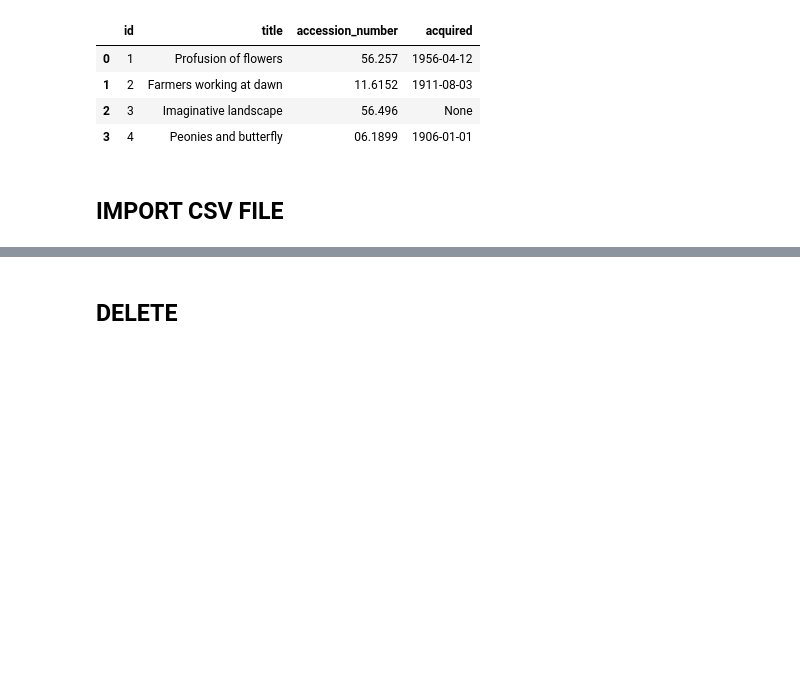
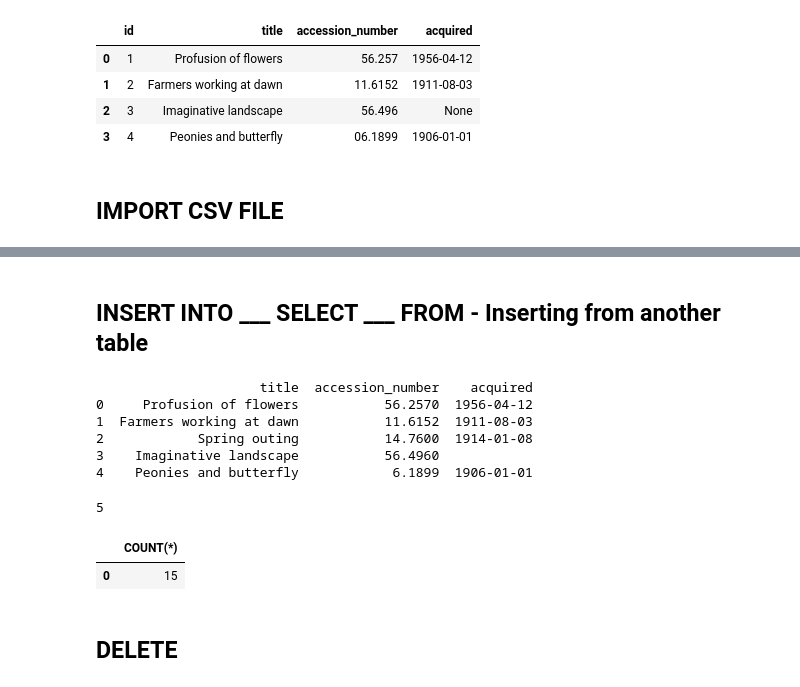
Before and after one commit to engineer-nicolas/cs50sql, a Jupyter notebook: lecture_3_Writing/lecture_3.ipynb, the cells around one changed output, grey strips where cells are left out. Cells and saved outputs as stored; diff of their text form; code cells hidden in the pictures; blank space fills up the shorter version.

```diff
--- a/lecture_3_Writing/lecture_3.ipynb
+++ b/lecture_3_Writing/lecture_3.ipynb
@@ -110,0 +118,2 @@ pd.read_sql_query('SELECT * FROM collections;', conn)
+# %% [markdown]
+## INSERT INTO ___ SELECT ___ FROM - Inserting from another table
@@ -111,3 +131,36 @@ pd.read_sql_query('SELECT * FROM collections;', conn)
+# %%
+df = pd.read_csv('temp.csv')
+print(df)
+# %% [output]
+                     title  accession_number    acquired
+0     Profusion of flowers           56.2570  1956-04-12
+1  Farmers working at dawn           11.6152  1911-08-03
+2            Spring outing           14.7600  1914-01-08
+3    Imaginative landscape           56.4960
+4    Peonies and butterfly            6.1899  1906-01-01
+# %%
+conn.execute('''
+CREATE TABLE IF NOT EXISTS temp (
+    title TEXT,
+    accession_number TEXT,
+    acquired TEXT
+);
+''')
+
+conn.commit()
+df.to_sql(
+    'temp',
+    conn,
+    if_exists='append',
+    index=False
+)
+# %% [output]
+5
+# %%
+pd.read_sql_query('SELECT COUNT(*) FROM temp;', conn)
+# %% [output]
+|  | COUNT(*) |
+| 0 | 15 |
 # %% [markdown]
 ## DELETE
 # %% [markdown]
```
Also changed, not shown: parts of 5 cells of this notebook, 1 other file.
